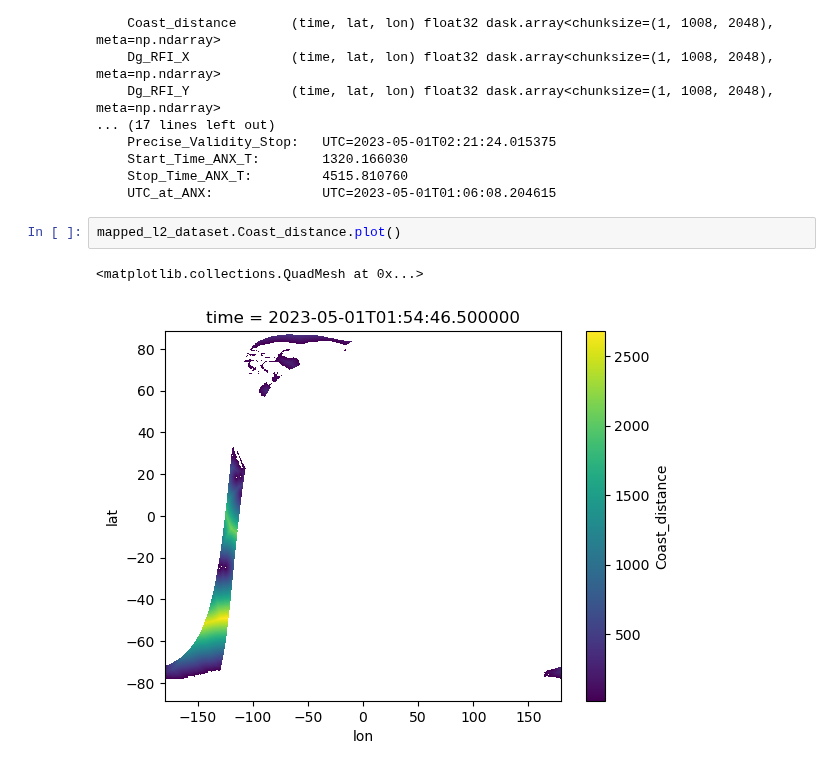
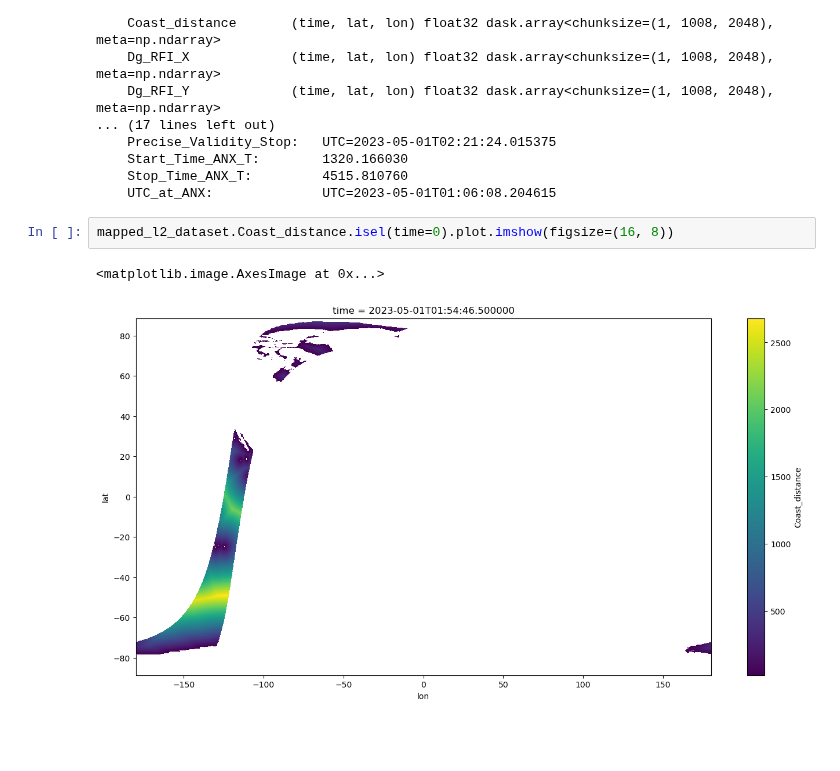
Before and after one commit to xcube-dev/xcube-smos, a Jupyter notebook: notebooks/test-single-slice.ipynb, the cells around one changed output. Saved outputs shown, nothing was run; the diff lists cells and outputs as text; blank space fills up the shorter version.

```diff
--- a/notebooks/test-single-slice.ipynb
+++ b/notebooks/test-single-slice.ipynb
@@ -208,7 +203,7 @@ Data variables: (12/13)
     Stop_Time_ANX_T:         4515.810760
     UTC_at_ANX:              UTC=2023-05-01T01:06:08.204615
 # %%
-mapped_l2_dataset.Coast_distance.plot()
+mapped_l2_dataset.Coast_distance.isel(time=0).plot.imshow(figsize=(16, 8))
 # %% [output]
-<matplotlib.collections.QuadMesh at 0x...>
+<matplotlib.image.AxesImage at 0x...>
-[figure, old version]
+[figure, new version]
```
Also changed, not shown: parts of 4 cells of this notebook, 2 other files.
